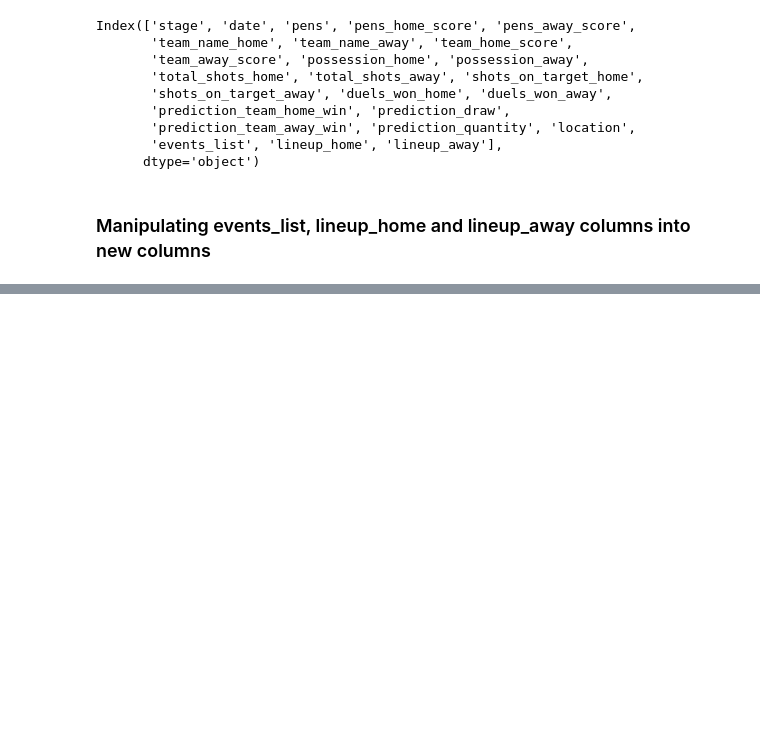
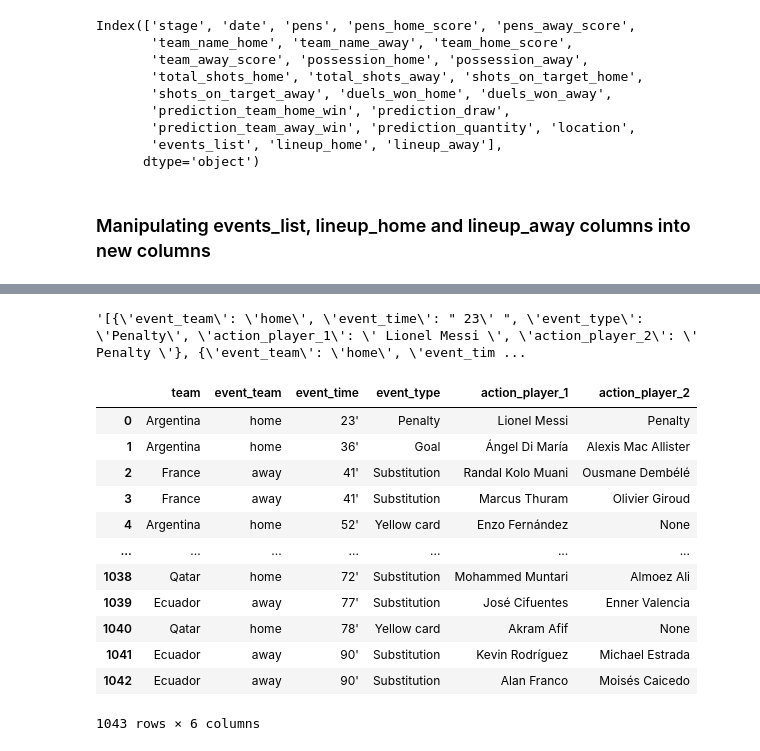
Before and after one commit to caiocmb7/projetos, a Jupyter notebook: ML&AI/world cup 2022/worldcup_eda.ipynb, the cells around one changed output, grey strips where cells are left out. Cells and saved outputs as stored; diff of their text form; code cells hidden in the pictures; blank space fills up the shorter version.

```diff
--- a/ML&AI/world cup 2022/worldcup_eda.ipynb
+++ b/ML&AI/world cup 2022/worldcup_eda.ipynb
@@ -94,5 +100 @@ df["player_numbers"] = df.apply(
-# %%
-# retirar o espaçamento entre os valores
-df["player_names"] = df["player_names"].apply(lambda x: list(map(str.strip, x)))
-df["player_numbers"] = df["player_numbers"].apply(lambda x: list(map(str.strip, x)))
 # %%
@@ -114,3 +133,0 @@ df
-# %%
-df["player_names"] = df["player_names"].str.strip()
-df["player_numbers"] = df["player_numbers"].str.strip()
@@ -116,0 +170,51 @@ df["player_numbers"] = df["player_numbers"].str.strip()
+# %%
+df.events_list[0]
+# %% [output]
+'[{\'event_team\': \'home\', \'event_time\': " 23\' ", \'event_type\': \'Penalty\', \'action_player_1\': \' Lionel Messi \', \'action_player_2\': \' Penalty \'}, {\'event_team\': \'home\', \'event_tim ...
+# %%
+# cria uma nova tabela vazia
+df_events_list = pd.DataFrame(
+    columns=[
+        "team",
+        "event_team",
+        "event_time",
+        "event_type",
+        "action_player_1",
+        "action_player_2",
+    ]
+)
+
+for i, row in df.iterrows():
+    events_list = ast.literal_eval(row["events_list"])
+    for event in events_list:
+        if event.get("event_team") == "home":
+            team = row.team_name_home
+        else:
+            team = row.team_name_away
+        df_events_list = df_events_list.append(
+            {
+                "team": team,
+                "event_team": event.get("event_team"),
+                "event_time": event.get("event_time"),
+                "event_type": event.get("event_type"),
+                "action_player_1": event.get("action_player_1"),
+                "action_player_2": event.get("action_player_2"),
+            },
+            ignore_index=True,
+        )
+# %%
+df_events_list
+# %% [output]
+|  | team | event_team | event_time | event_type | action_player_1 | action_player_2 |
+| 0 | Argentina | home | 23' | Penalty | Lionel Messi | Penalty |
+| 1 | Argentina | home | 36' | Goal | Ángel Di María | Alexis Mac Allister |
+| 2 | France | away | 41' | Substitution | Randal Kolo Muani | Ousmane Dembélé |
+| 3 | France | away | 41' | Substitution | Marcus Thuram | Olivier Giroud |
+| 4 | Argentina | home | 52' | Yellow card | Enzo Fernández | None |
+| ... | ... | ... | ... | ... | ... | ... |
+| 1038 | Qatar | home | 72' | Substitution | Mohammed Muntari | Almoez Ali |
+| 1039 | Ecuador | away | 77' | Substitution | José Cifuentes | Enner Valencia |
+| 1040 | Qatar | home | 78' | Yellow card | Akram Afif | None |
+| 1041 | Ecuador | away | 90' | Substitution | Kevin Rodríguez | Michael Estrada |
+| 1042 | Ecuador | away | 90' | Substitution | Alan Franco | Moisés Caicedo |
+1043 rows × 6 columns
```
Also changed, not shown: parts of 5 cells of this notebook.
